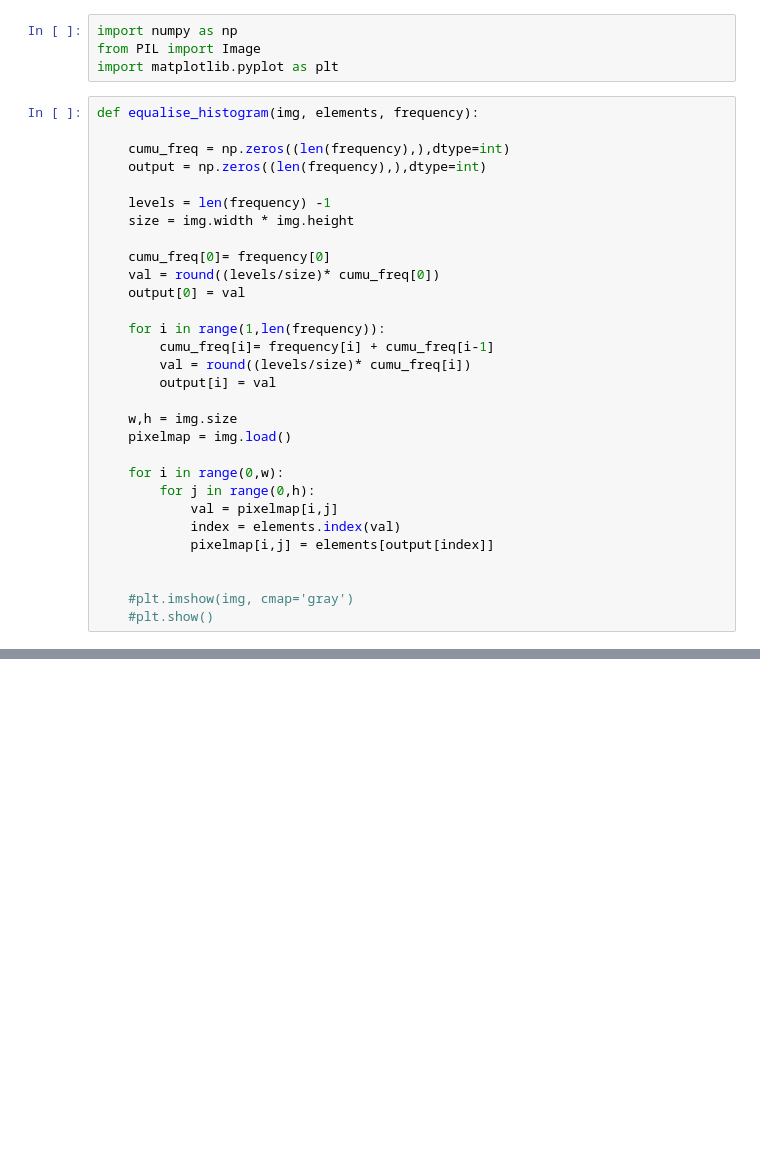
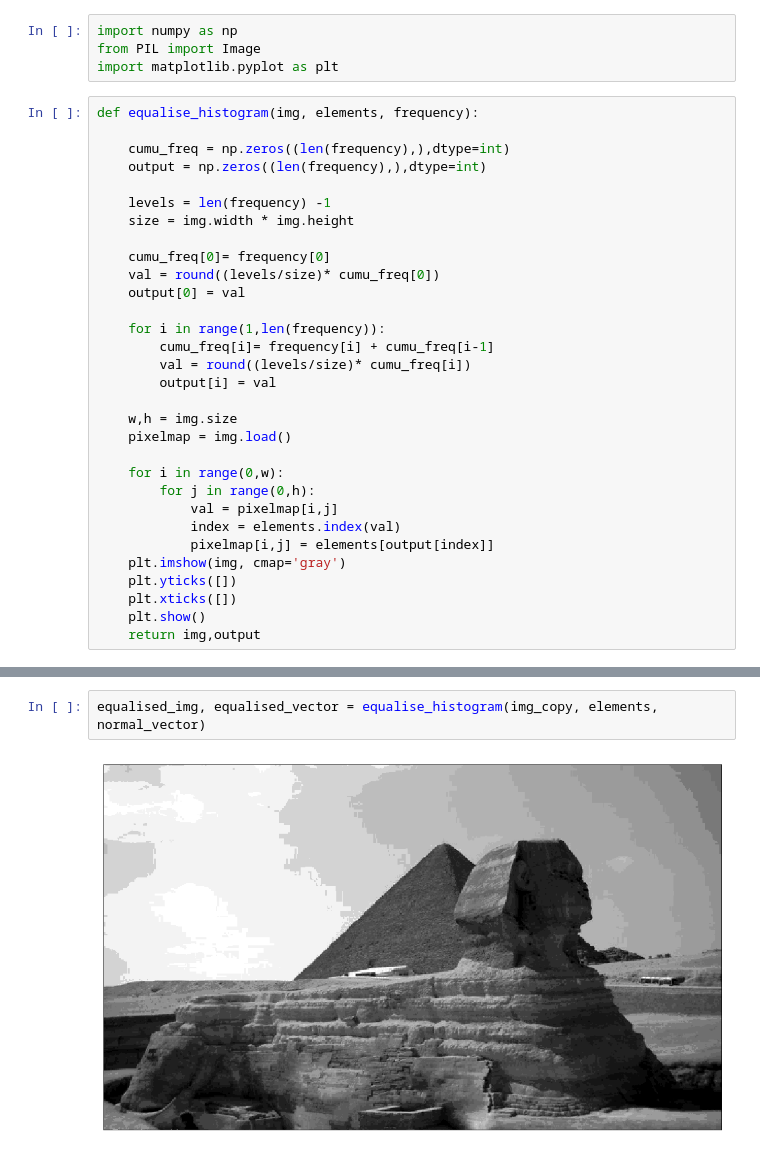
Before and after one commit to karefsn/Image-Processing-Tasks, a Jupyter notebook: IP-Assignment#1.ipynb, the cells around one changed output, grey strips where cells are left out. Cells and saved outputs as stored; diff of their text form; blank space fills up the shorter version.

```diff
--- a/IP-Assignment#1.ipynb
+++ b/IP-Assignment#1.ipynb
@@ -28,8 +28,9 @@ def equalise_histogram(img, elements, frequency):
             val = pixelmap[i,j]
             index = elements.index(val)
             pixelmap[i,j] = elements[output[index]]
-
-
-    #plt.imshow(img, cmap='gray')
-    #plt.show()
+    plt.imshow(img, cmap='gray')
+    plt.yticks([])
+    plt.xticks([])
+    plt.show()
+    return img,output
 # %%
@@ -59,0 +64,4 @@ histogram(img_copy)
+# %%
+equalised_img, equalised_vector = equalise_histogram(img_copy, elements, normal_vector)
+# %% [output]
+[figure, added]
```
Also changed, not shown: parts of 4 cells of this notebook.
